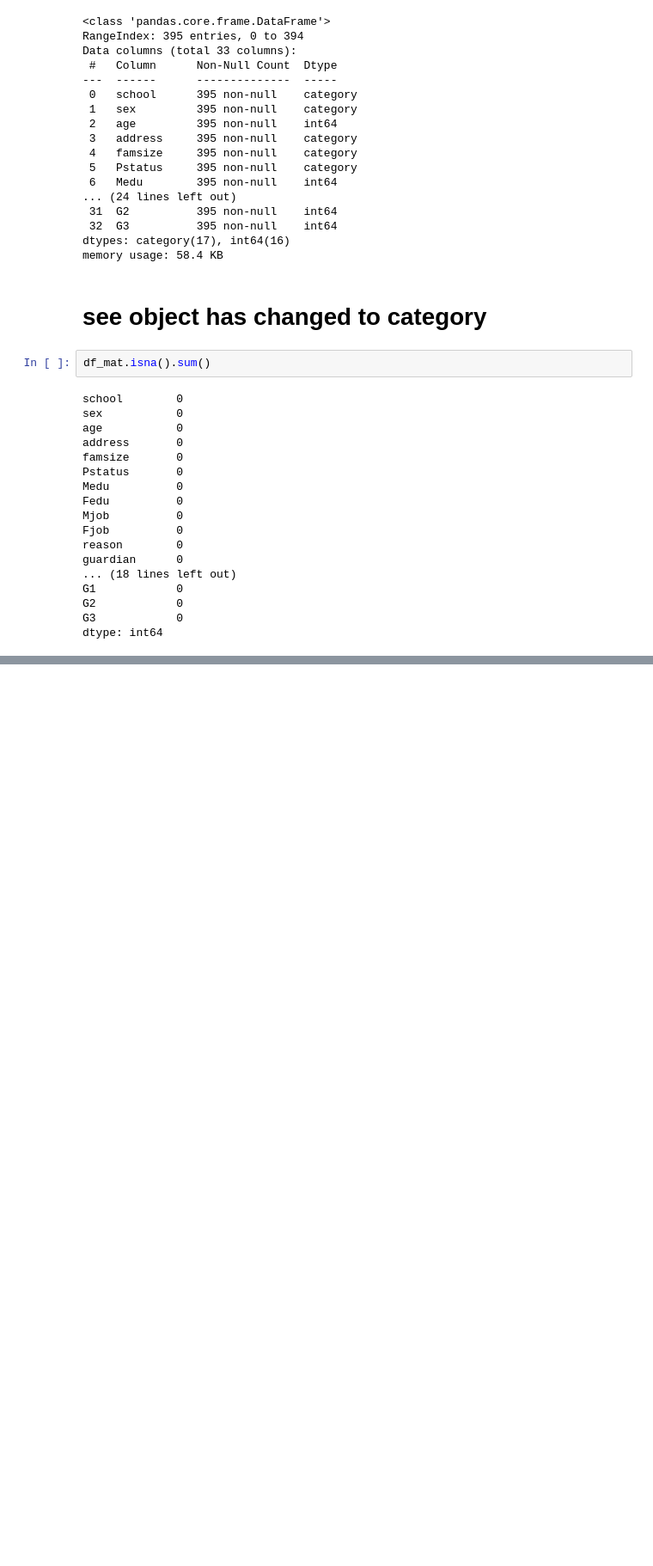
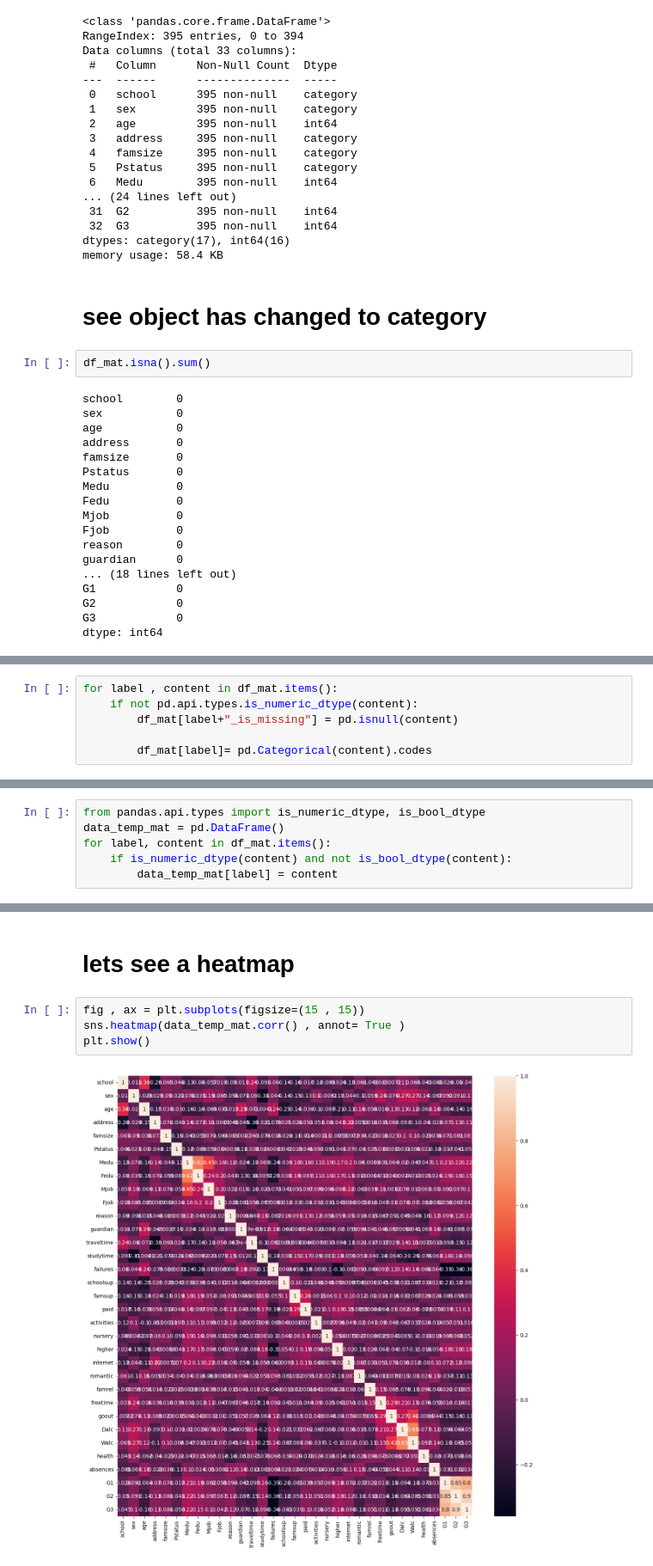
Before and after one commit to SaiPh3r/student-marks-machine_Learning, a Jupyter notebook: student.ipynb, the cells around one changed output, grey strips where cells are left out. Shown at 86% size. Saved outputs shown, nothing was run; the diff lists cells and outputs as text; blank space fills up the shorter version.

Commit message:
completed EDA and data visualisation

```diff
--- a/student.ipynb
+++ b/student.ipynb
@@ -262,0 +265,6 @@ dtype: int64
+# %%
+for label , content in df_mat.items():
+    if not pd.api.types.is_numeric_dtype(content):
+        df_mat[label+"_is_missing"] = pd.isnull(content)
+
+        df_mat[label]= pd.Categorical(content).codes
@@ -262,0 +328,6 @@ dtype: int64
+# %%
+from pandas.api.types import is_numeric_dtype, is_bool_dtype
+data_temp_mat = pd.DataFrame()
+for label, content in df_mat.items():
+    if is_numeric_dtype(content) and not is_bool_dtype(content):
+        data_temp_mat[label] = content
@@ -262,0 +365,8 @@ dtype: int64
+# %% [markdown]
+# lets see a heatmap
+# %%
+fig , ax = plt.subplots(figsize=(15 , 15))
+sns.heatmap(data_temp_mat.corr() , annot= True )
+plt.show()
+# %% [output]
+[figure, added]
```
Also changed, not shown: parts of 12 cells of this notebook, 1 other file.
